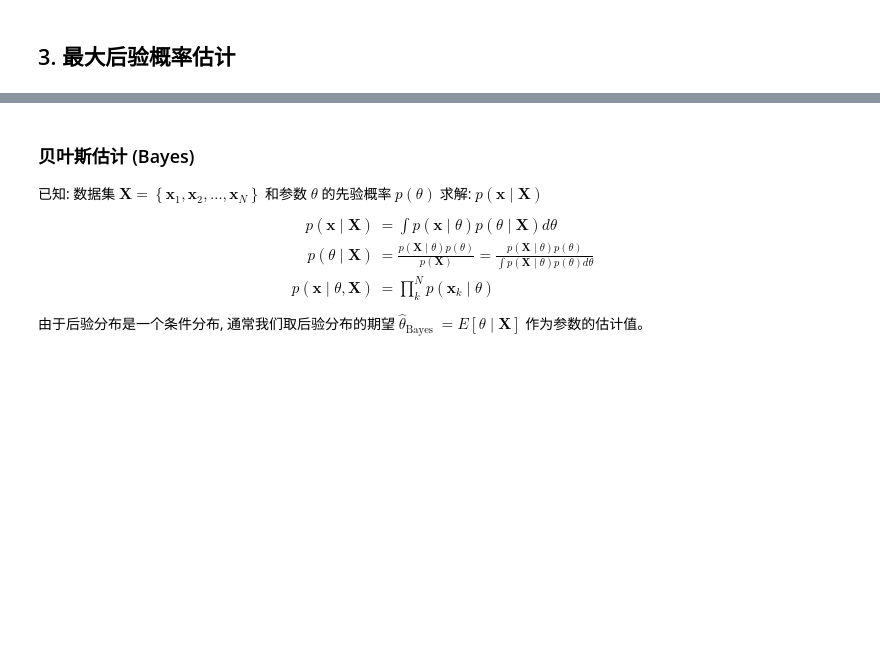
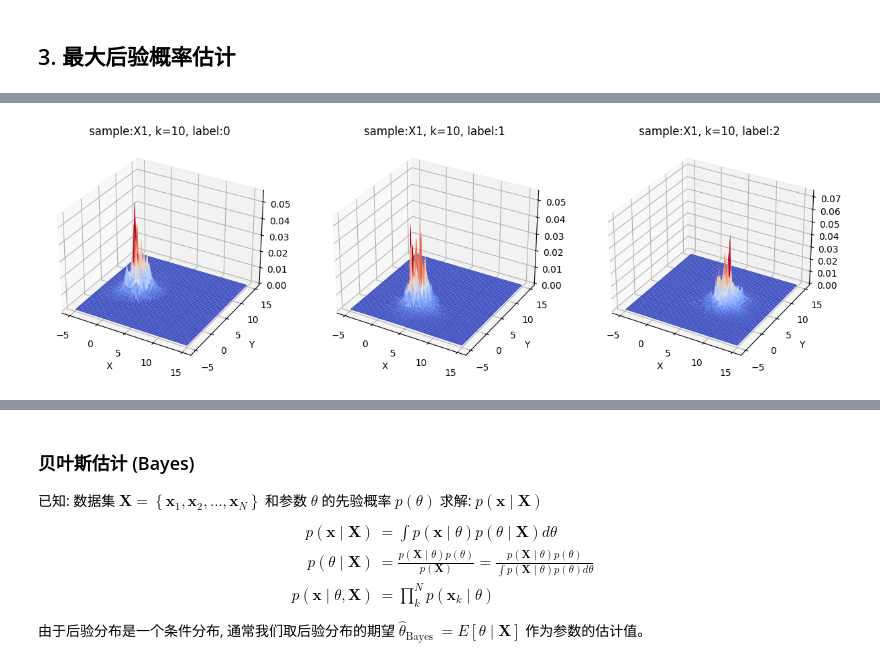
Before and after one commit to FlandreScarlet36/Machine_learning_labs, a Jupyter notebook: 实验三：参数&非参数估计/实验三：参数估计 & 非参数估计.ipynb, the cells around one changed output, grey strips where cells are left out. Saved outputs shown, nothing was run; the diff lists cells and outputs as text; code cells hidden in the pictures; blank space fills up the shorter version.

```diff
--- a/实验三：参数&非参数估计/实验三：参数估计 & 非参数估计.ipynb
+++ b/实验三：参数&非参数估计/实验三：参数估计 & 非参数估计.ipynb
@@ -290,3 +300,31 @@ Classification Error Rate for X_2 using MAP Rule: 0.02
+# %%
+p = Kneibor_Eval(X_1, 10)  # 获得概率密度估计
+
+X,Y = np.mgrid[-5:15:200j, -5:15:200j]
+Z0 = p[:, :, 0]
+Z1 = p[:, :, 1]
+Z2 = p[:, :, 2]
+fig = plt.figure(figsize=(15,5))
+ax = plt.subplot(1, 3, 1,projection='3d')
+ax.plot_surface(X, Y, Z0,cmap=plt.cm.coolwarm)
+ax.set_title("sample:X1, k=10, label:0")
+ax.set_xlabel('X')
+ax.set_ylabel('Y')
+
+ax = plt.subplot(1, 3, 2,projection='3d')
+ax.plot_surface(X, Y, Z1,cmap=plt.cm.coolwarm)
+ax.set_title("sample:X1, k=10, label:1")
+ax.set_xlabel('X')
+ax.set_ylabel('Y')
+
+ax = plt.subplot(1, 3, 3,projection='3d')
+ax.plot_surface(X, Y, Z2,cmap=plt.cm.coolwarm)
+ax.set_title("sample:X1, k=10, label:2")
+ax.set_xlabel('X')
+ax.set_ylabel('Y')
+plt.show()
+# %% [output]
+[figure, added]
 # %% [markdown]
 ## 参数估计—Eager Learning
 当我们已知**样本的概率密度分布**，需要对**解析表达式的参数**进行求解时，就可以采用参数估计方法。
```
Also changed, not shown: parts of 17 cells of this notebook.
